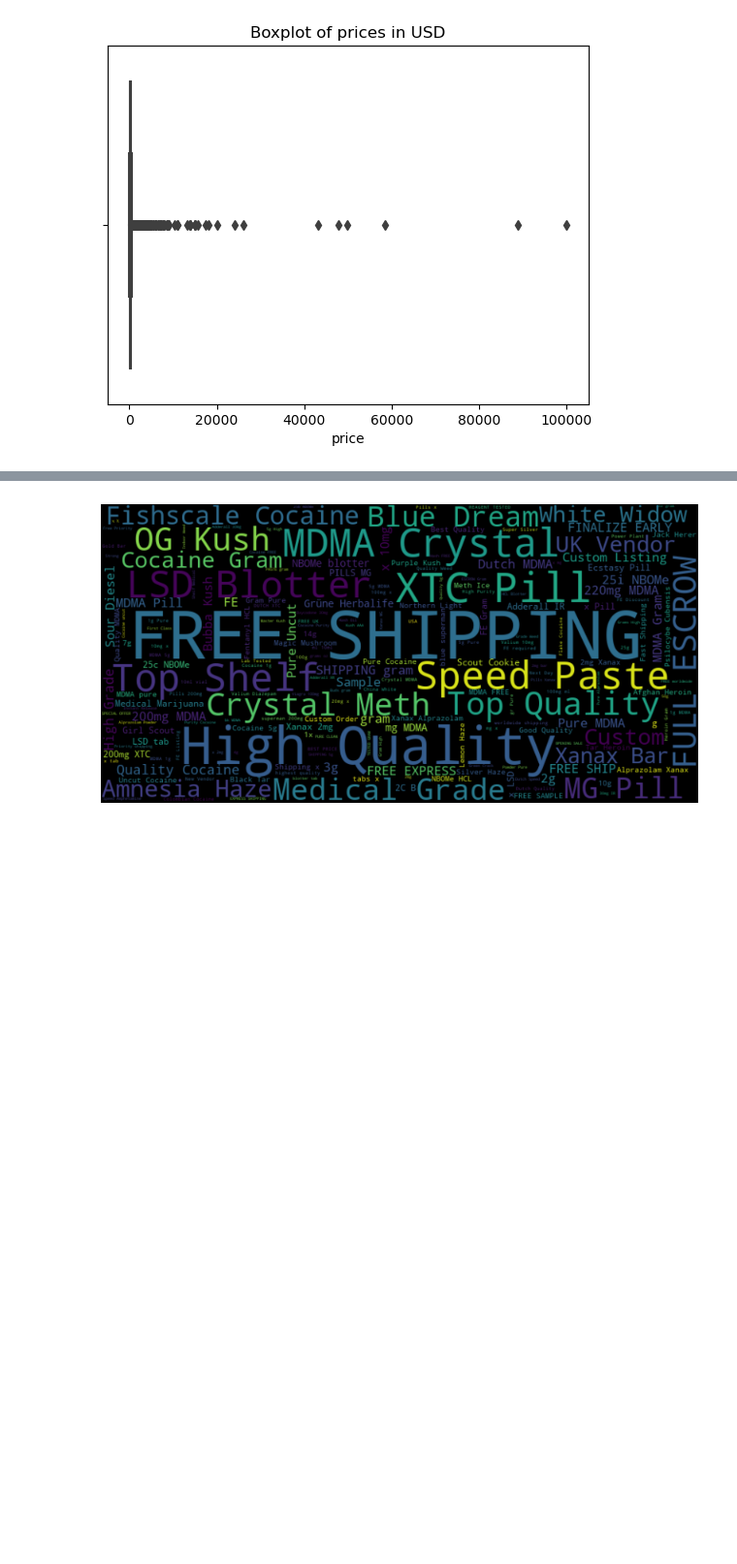
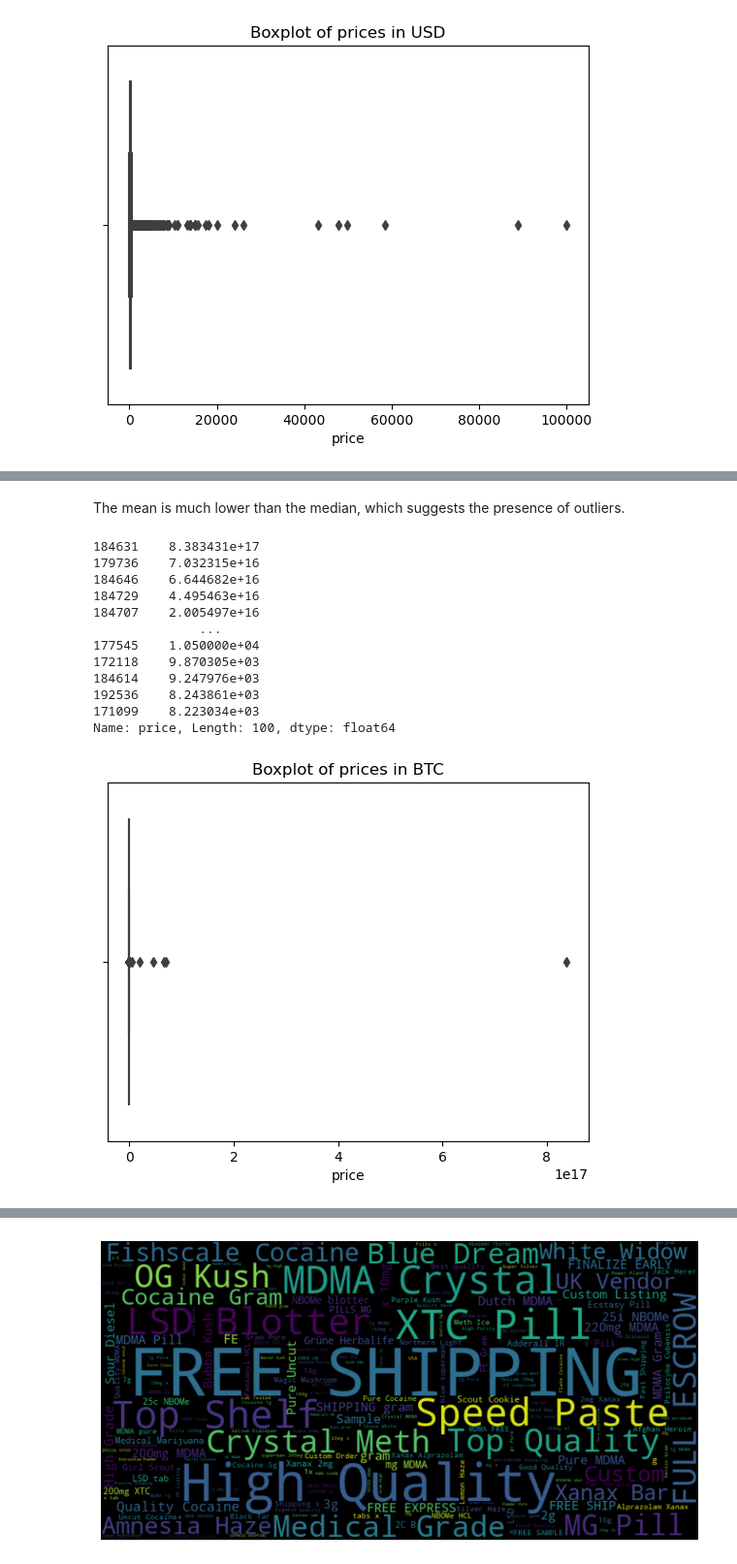
Before and after one commit to davide-beltrame/cybercrime-aho, a Jupyter notebook: main.ipynb, the cells around one changed output, grey strips where cells are left out. Shown at 97% size. Cells and saved outputs as stored; diff of their text form; code cells hidden in the pictures; blank space fills up the shorter version.

```diff
--- a/main.ipynb
+++ b/main.ipynb
@@ -298,0 +291,24 @@ False
+# %%
+# we create a subset for prices in BTC
+df_btc = df_wmv[df_wmv['currency_name'].isin([non_numerical_chars[6], non_numerical_chars[8], non_numerical_chars[9], non_numerical_chars[12]])]
+print(df_btc['price'].str.replace(r'[0-9.]', '').value_counts())
+print()
+
+# for prices that have currency_name as non_numerical_chars[6] or non_numerical_chars[8],
+# we split the value of the price column in a list by the spaces, and get the penultimate element as the price converted to float
+df_btc1 = df_btc[df_btc['currency_name'].isin([non_numerical_chars[6], non_numerical_chars[8]])]
+df_btc1['price'] = df_btc1['price'].str.split().apply(lambda x: float(x[-2]) if len(x) > 1 else x[0])
+
+# for prices that have currency_name as non_numerical_chars[9],
+# we split the value of the price column in a list by the spaces, and get the second element as the price converted to float
+df_btc2 = df_btc[df_btc['currency_name'] == non_numerical_chars[9]]
+df_btc2['price'] = df_btc2['price'].str.split().apply(lambda x: float(x[1]))
+
+# for prices that have currency_name as non_numerical_chars[12],
+# we take as price the price value minus the first character
+df_btc3 = df_btc[df_btc['currency_name'] == non_numerical_chars[12]]
+df_btc3['price'] = df_btc3['price'].str[1:].astype(float)
+
+# merge all three subsets and assign currency name as BTC
+df_btc = pd.concat([df_btc1, df_btc2, df_btc3])
+df_btc['currency_name'] = 'BTC'
@@ -298,0 +321,10 @@ False
+# %%
+# check if all prices in df_btc are numerical
+print(df_btc['price'].apply(lambda x: isinstance(x, (int, float))).all())
+
+# check if all prices in df_btc are positive
+print((df_btc['price'] > 0).all())
+
+# count and drop rows with negative prices or equal to zero
+print(df_btc['price'].le(0).sum())
+df_btc = df_btc[df_btc['price'] > 0]
@@ -372,0 +435,23 @@ Text(0.5, 1.0, 'Distribution of prices in USD')
+# %% [markdown]
+The mean is much lower than the median, which suggests the presence of outliers.
+# %%
+# We check for outliers in the price column
+sns.boxplot(x=df_btc['price'])
+plt.title('Boxplot of prices in BTC')
+
+# and we print the 50 highest prices, just the values of the price column
+print(df_btc['price'].nlargest(100))
+# %% [output]
+184631    8.383431e+17
+179736    7.032315e+16
+184646    6.644682e+16
+184729    4.495463e+16
+184707    2.005497e+16
+              ...
+177545    1.050000e+04
+172118    9.870305e+03
+184614    9.247976e+03
+192536    8.243861e+03
+171099    8.223034e+03
+Name: price, Length: 100, dtype: float64
+[figure, added]
```
Also changed, not shown: parts of 27 cells of this notebook.
